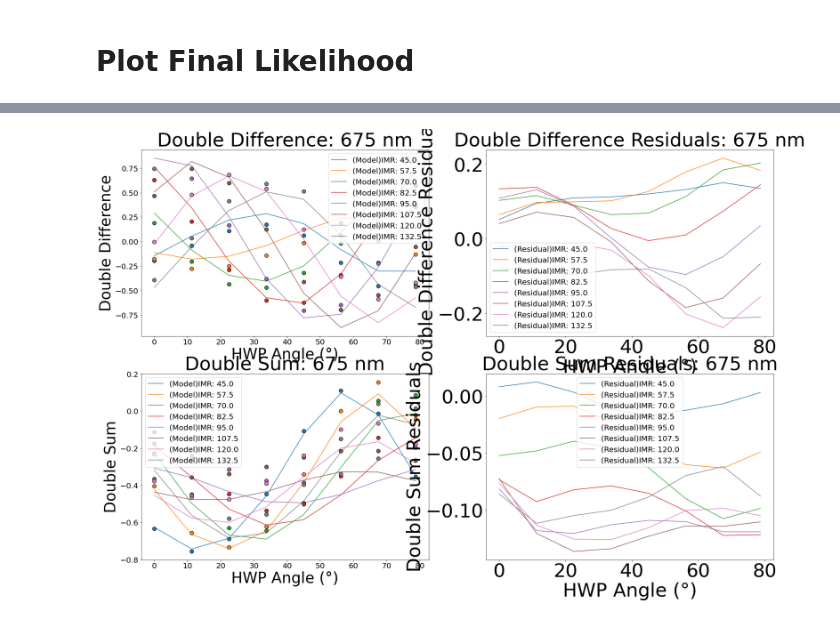
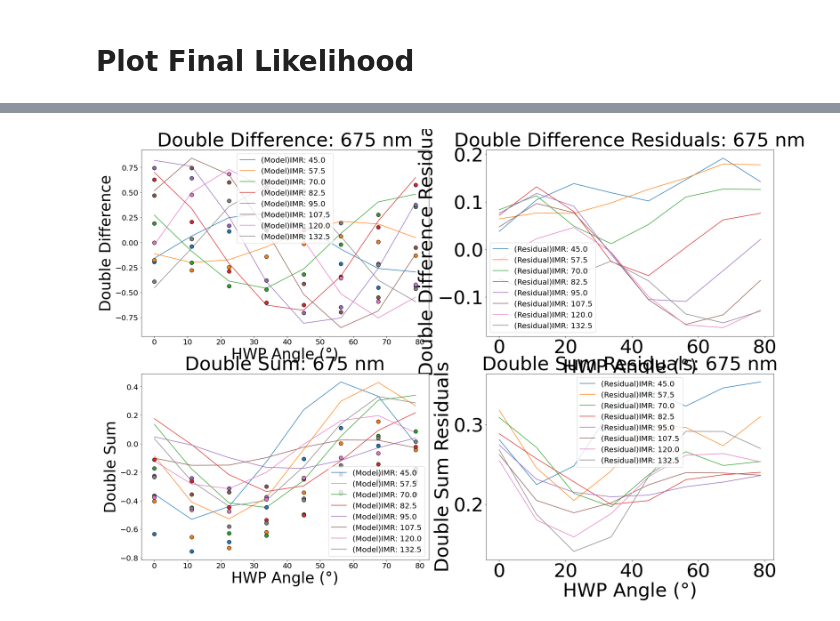
Before and after one commit to becca9808/vampires_calibration, a Jupyter notebook: vampires_internal_dpp/programs/scipy_minimize/scipy_minimize_template.ipynb, the cells around one changed output, grey strips where cells are left out. Cells and saved outputs as stored; diff of their text form; code cells hidden in the pictures.

```diff
--- a/vampires_internal_dpp/programs/scipy_minimize/scipy_minimize_template.ipynb
+++ b/vampires_internal_dpp/programs/scipy_minimize/scipy_minimize_template.ipynb
@@ -332,17 +331,32 @@ model_angles = np.linspace(0, 90, 100)
 #   1.5231767  -2.39509122  1.         -2.46183143  0.01868704]
 
 initial_guess = np.array([
-                    0.416, # EM gain ratio
-                    0, # pol_theta (degrees)
-                    0.237, # FLC_retardance (waves)
-                    -0.254, # Optics_retardance (waves)
-                    0.321, # IMR_retardance (waves)
+                    1 / 1.1373777834573546, # EM gain ratio
+                    -2.663, # pol_theta (degrees)
+                    0.302, # FLC_retardance (waves)
+                    -0.163, # Optics_retardance (waves)
+                    0.32, # IMR_retardance (waves)
                     0.451, # HWP_retardance (waves)
-                    0, # FLC_angle (degrees)
-                    -17.143, # Optics_angle (degrees)
-                    0, # IMR_offset (degrees)
-                    0, # HWP_offset (degrees)
-                    0.05]) # Optics_diatteuation
+                    0.256, # FLC_angle (degrees)
+                    -7.151, # Optics_angle (degrees)
+                    -0.011, # IMR_offset (degrees)
+                    -2.642, # HWP_offset (degrees)
+                    0.036]) # Optics_diatteuation
+
+theta_pol = -3.7768300814382085
+delta_m3 = 0 # (waves) - assumed to be a perfect mirror for now
+epsilon_m3 = 0  # Using the M3 diattenuation from :all_unpolarized_standards_matrix_inversion_m3_diatttenuation"
+offset_m3 = 0  # NOTE: Made this zero too for testing purposes
+em_gain = 1 / 1.1373777834573546  # Add your actual em_gain value
+delta_HWP = 0.451  # Add your actual delta_HWP value
+offset_HWP = -2.642  # Add your actual offset_HWP value
+delta_derot = 0.32  # Add your actual delta_derot value
+offset_derot = -0.011  # Add your actual offset_derot value
+delta_opts = -0.163  # Add your actual delta_opts value
+epsilon_opts = 0.036  # Add your actual epsilon_opts value
+rot_opts = -7.151  # Add your actual rot_opts value
+delta_FLC = 0.302  # Add your actual delta_FLC value
+rot_FLC = 0.256  # Add your actual rot_FLC value
 
 # Trying the values from 1 degree bound IMR 5 degree others recursive notebook
 # theta_pol = 0
@@ -361,20 +375,16 @@ initial_guess = np.array([
 # rot_FLC = 1.5231767001488516  # Add your actual rot_FLC value
 
 # Based on values in Six_And_Eleven_Parameter_Model_Best_MCMC_and_Scipy_Fits - having zeros for angles that're too large
-theta_pol = -3.7768300814382085
-delta_m3 = 0 # (waves) - assumed to be a perfect mirror for now
-epsilon_m3 = 0  # Using the M3 diattenuation from :all_unpolarized_standards_matrix_inversion_m3_diatttenuation"
-offset_m3 = 0  # NOTE: Made this zero too for testing purposes
-em_gain = 0.423  # Add your actual em_gain value
-delta_HWP = 0.451  # Add your actual delta_HWP value
-offset_HWP = -2.642  # Add your actual offset_HWP value
-delta_derot = 0.32  # Add your actual delta_derot value
-offset_derot = -0.011  # Add your actual offset_derot value
-delta_opts = -0.163  # Add your actual delta_opts value
-epsilon_opts = 0.036  # Add your actual epsilon_opts value
-rot_opts = -7.151  # Add your actual rot_opts value
-delta_FLC = 0.302  # Add your actual delta_FLC value
-rot_FLC = 0.256  # Add your actual rot_FLC value
+# em_gain = 0.423  # Add your actual em_gain value
+# delta_HWP = 0.451  # Add your actual delta_HWP value
+# offset_HWP = -2.642  # Add your actual offset_HWP value
+# delta_derot = 0.32  # Add your actual delta_derot value
+# offset_derot = -0.011  # Add your actual offset_derot value
+# delta_opts = -0.163  # Add your actual delta_opts value
+# epsilon_opts = 0.036  # Add your actual epsilon_opts value
+# rot_opts = -7.151  # Add your actual rot_opts value
+# delta_FLC = 0.302  # Add your actual delta_FLC value
+# rot_FLC = 0.256  # Add your actual rot_FLC value
 
 # For changing specific parameters
 # epsilon_m3 = epsilon_m3 / 1
@@ -418 +428 @@ data_plotting.plot_single_model_and_residuals(angles, angles, initial_model, dat
-[figure, old version]
+[figure, new version]
```
Also changed, not shown: parts of 2 cells of this notebook, 4 other files.
